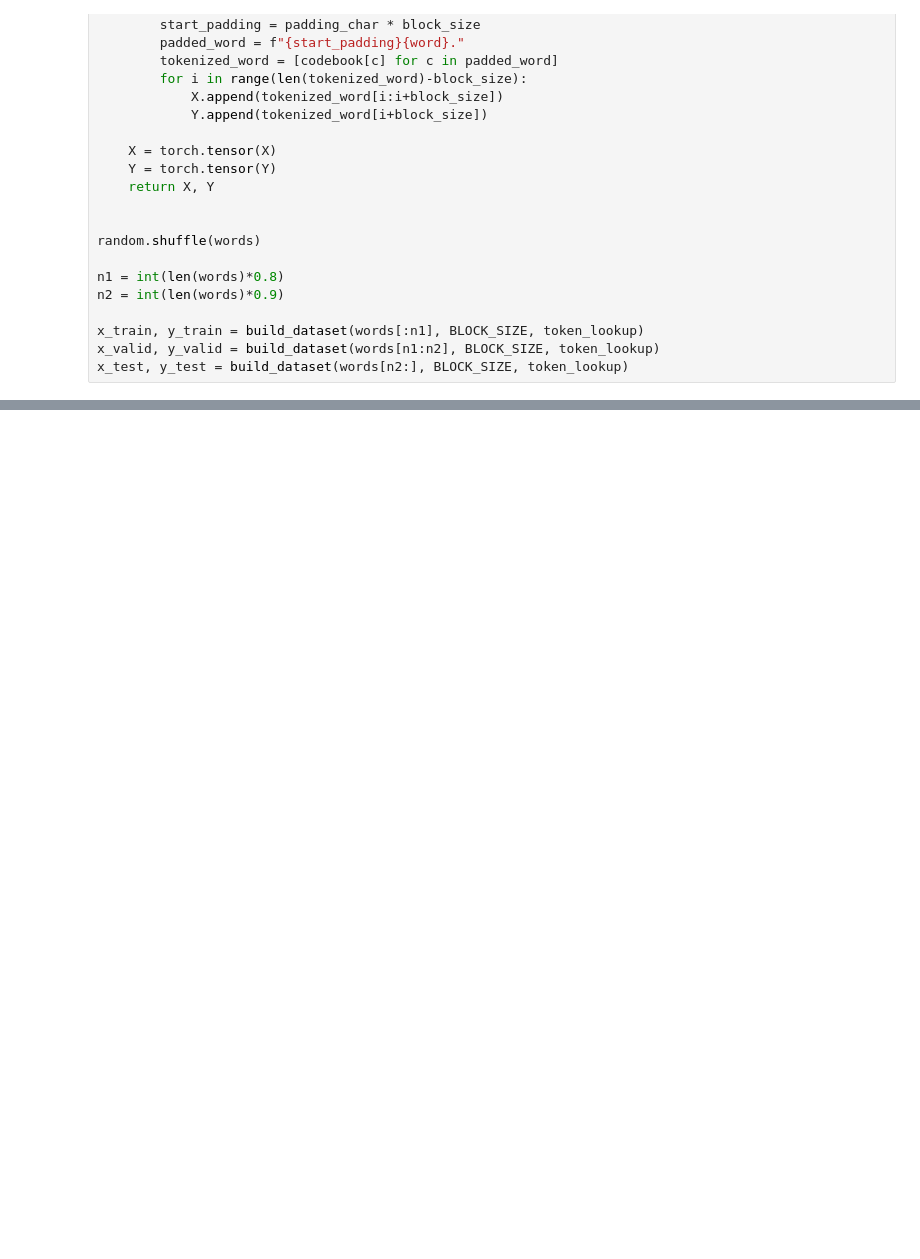
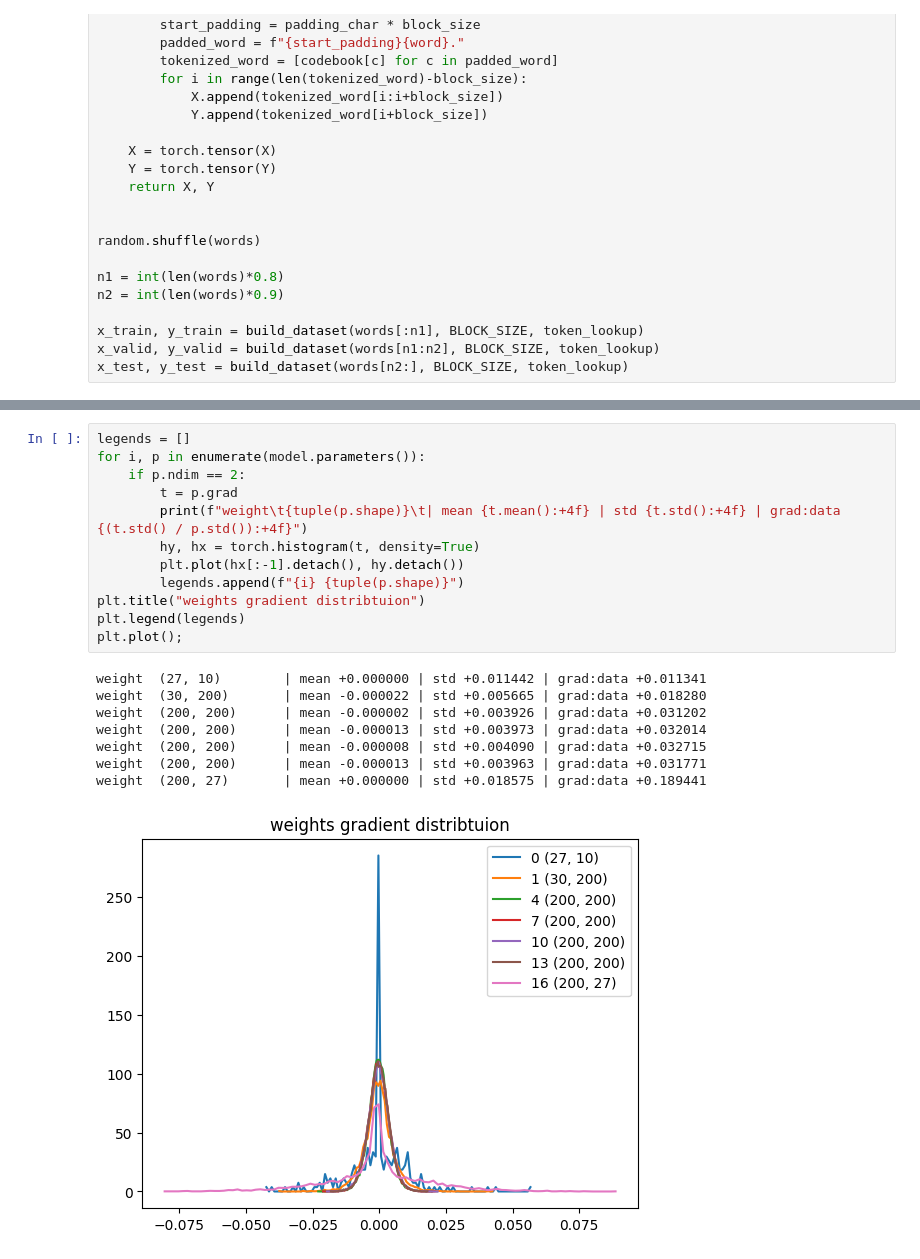
Before and after one commit to pvwoods/dl-experiments, a Jupyter notebook: karpathy/MLP_03.ipynb, the cells around one changed output, grey strips where cells are left out. Saved outputs shown, nothing was run; the diff lists cells and outputs as text; blank space fills up the shorter version.

```diff
--- a/karpathy/MLP_03.ipynb
+++ b/karpathy/MLP_03.ipynb
@@ -282,0 +351,21 @@ merleelly
+# %%
+legends = []
+for i, p in enumerate(model.parameters()):
+    if p.ndim == 2:
+        t = p.grad
+        print(f"weight\t{tuple(p.shape)}\t| mean {t.mean():+4f} | std {t.std():+4f} | grad:data {(t.std() / p.std()):+4f}")
+        hy, hx = torch.histogram(t, density=True)
+        plt.plot(hx[:-1].detach(), hy.detach())
+        legends.append(f"{i} {tuple(p.shape)}")
+plt.title("weights gradient distribtuion")
+plt.legend(legends)
+plt.plot();
+# %% [output]
+weight  (27, 10)        | mean +0.000000 | std +0.011442 | grad:data +0.011341
+weight  (30, 200)       | mean -0.000022 | std +0.005665 | grad:data +0.018280
+weight  (200, 200)      | mean -0.000002 | std +0.003926 | grad:data +0.031202
+weight  (200, 200)      | mean -0.000013 | std +0.003973 | grad:data +0.032014
+weight  (200, 200)      | mean -0.000008 | std +0.004090 | grad:data +0.032715
+weight  (200, 200)      | mean -0.000013 | std +0.003963 | grad:data +0.031771
+weight  (200, 27)       | mean +0.000000 | std +0.018575 | grad:data +0.189441
+[figure, added]
```
Also changed, not shown: parts of 9 cells of this notebook.
